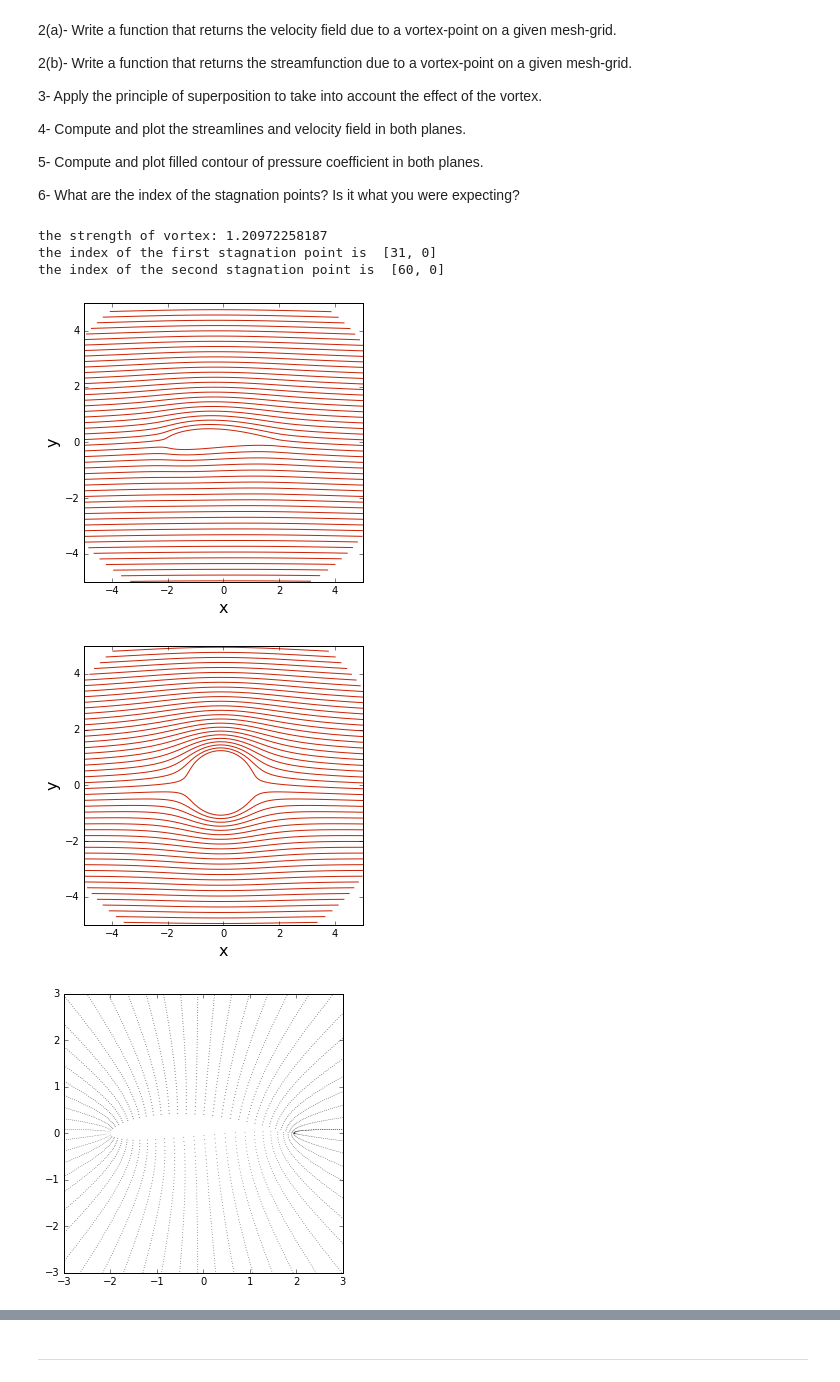
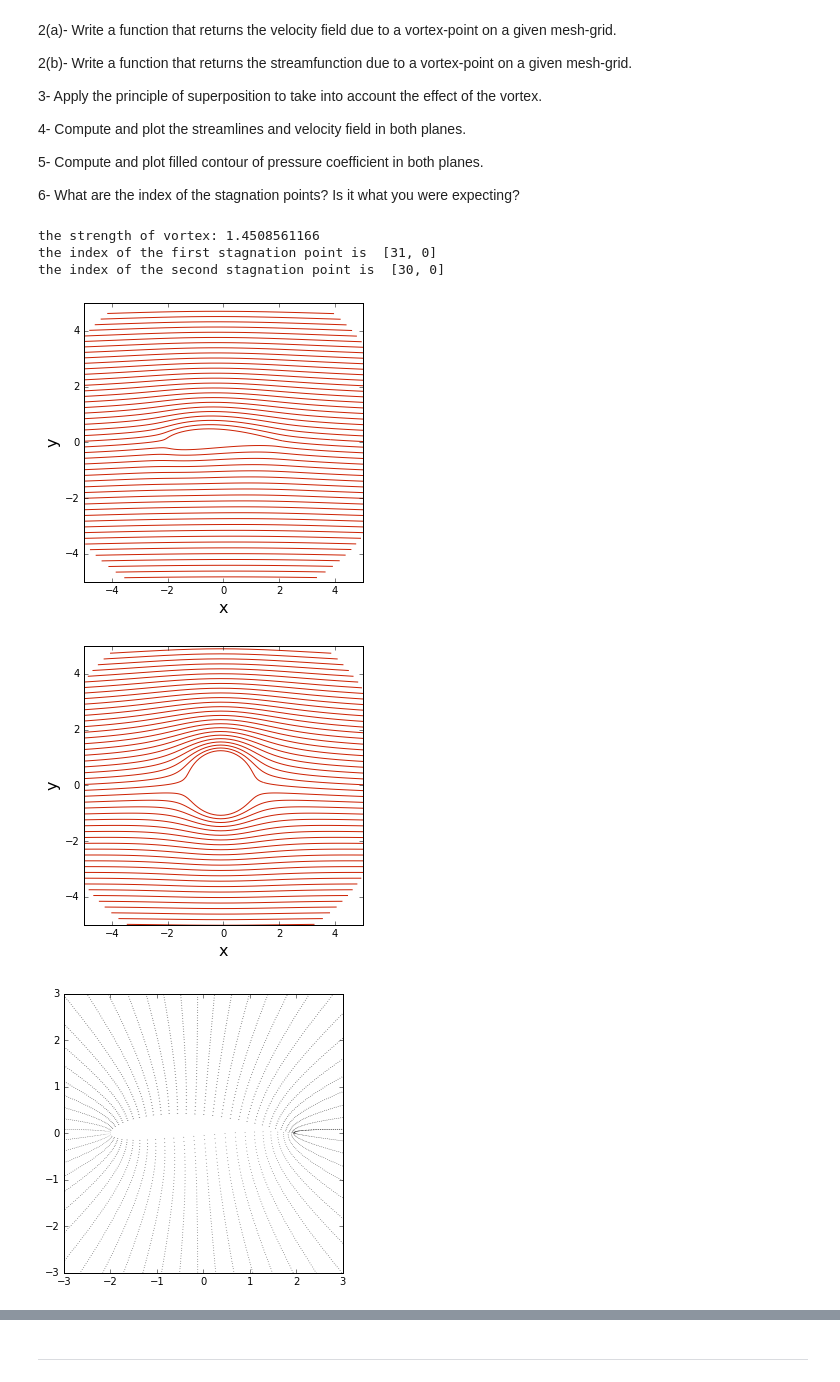
Before and after one commit to Dmphelps89/MAE6226-1, a Jupyter notebook: midterm/midterm.ipynb, the cells around one changed output, grey strips where cells are left out. Drawn from its saved outputs; the diff is of its cells as text; code cells hidden in the pictures.

```diff
--- a/midterm/midterm.ipynb
+++ b/midterm/midterm.ipynb
@@ -449,7 +455,7 @@ We need to satisfy the [Kutta condition](http://en.wikipedia.org/wiki/Kutta_cond
 6- What are the index of the stagnation points? Is it what you were expecting?
 # %%
 # Use this cell to write your functions.
-gamma = -1*4*math.pi*R*numpy.sin(-5*math.pi/180)
+gamma = -1*4*math.pi*R*numpy.sin(-6*math.pi/180)
 print('the strength of vortex:',gamma)
 
 def get_velocity_vortex(strength, xv, yv, X, Y):
@@ -522,37 +528,37 @@ cp_2 = 1.0 - (W_2.real**2+W_2.imag**2)/u_inf**2
 
 size = 10
 pyplot.figure(figsize=(5,5))
 pyplot.xlabel('x', fontsize=16)
 pyplot.ylabel('y', fontsize=16)
 pyplot.xlim(-5, 5)
 pyplot.ylim(-5, 5)
 contf = pyplot.contourf(X, Y, cp_p, levels=numpy.linspace(-2.0, 1.0, 100), extend='both')
 cbar = pyplot.colorbar(contf)
 cbar.set_label('$C_p$', fontsize=16)
 cbar.set_ticks([-2.0, -1.0, 0.0, 1.0])
 
 size = 10
 pyplot.figure(figsize=(5,5))
 pyplot.xlabel('x', fontsize=16)
 pyplot.ylabel('y', fontsize=16)
 pyplot.xlim(-5, 5)
 pyplot.ylim(-5, 5)
 contf = pyplot.contourf(Z2.real, Z2.imag, cp_2, levels=numpy.linspace(-2.0, 1.0, 100), extend='both')
 cbar = pyplot.colorbar(contf)
 cbar.set_label('$C_p$', fontsize=16)
 cbar.set_ticks([-2.0, -1.0, 0.0, 1.0])
 
 U = (W_2.real**2+(-W_2.imag)**2)**0.5
 print('the index of the first stagnation point is ',[numpy.where(U==numpy.min(U))[0][0],numpy.where(U==numpy.min(U))[1][0]])
 sorted(U[:,0])
 numpy.where(U==sorted(U[:,0])[3])
 print('the index of the second stagnation point is ',[numpy.where(U==sorted(U[:,0])[3])[0][0],numpy.where(U==sorted(U[:,0])[3])[1][0]])
 # %% [output]
-the strength of vortex: 1.20972258187
+the strength of vortex: 1.4508561166
 the index of the first stagnation point is  [31, 0]
-the index of the second stagnation point is  [60, 0]
+the index of the second stagnation point is  [30, 0]
-[figure, old version]
+[figure, new version]
-[figure, old version]
+[figure, new version]
 [figure]
 [figure]
 [figure]
```
Also changed, not shown: parts of 3 cells of this notebook.
